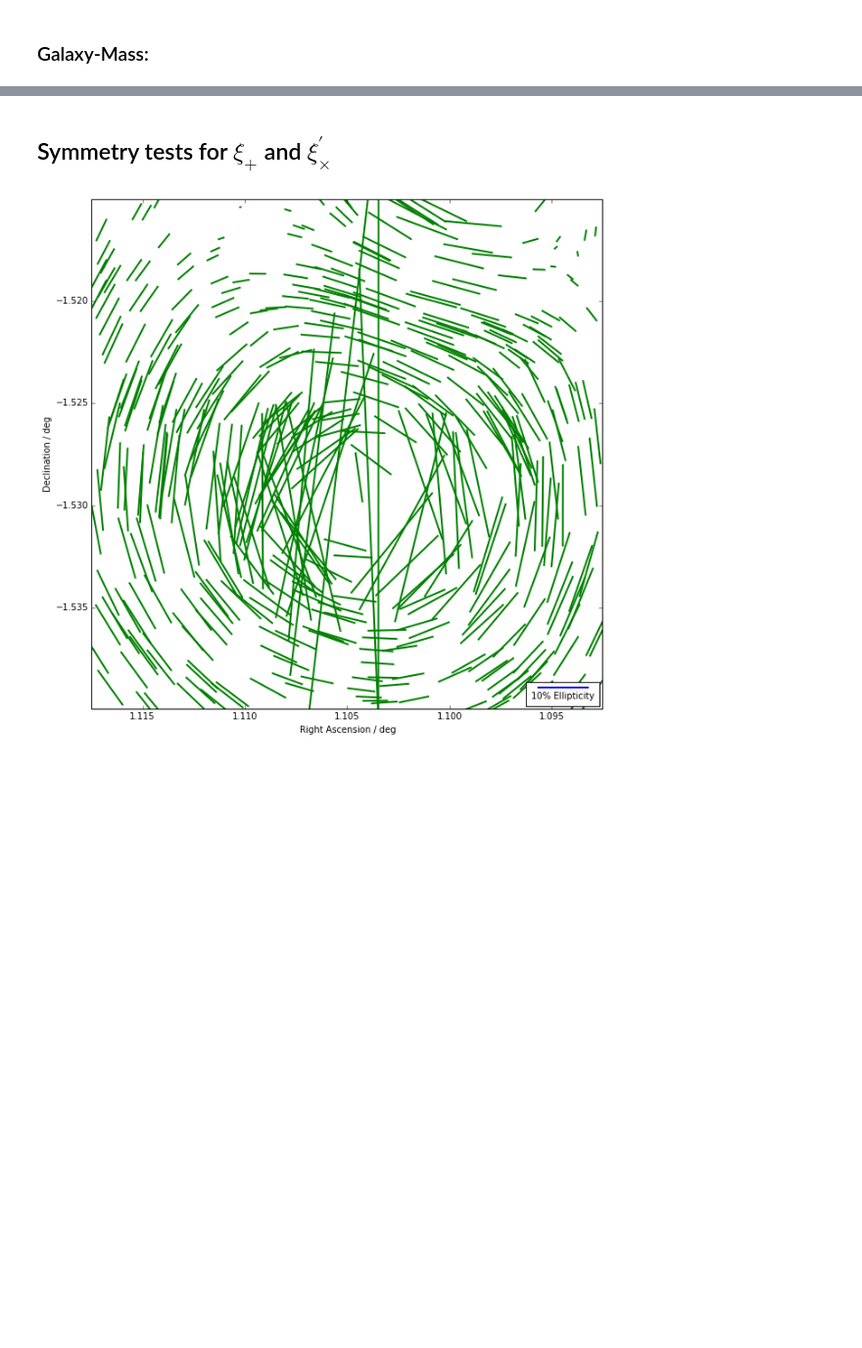
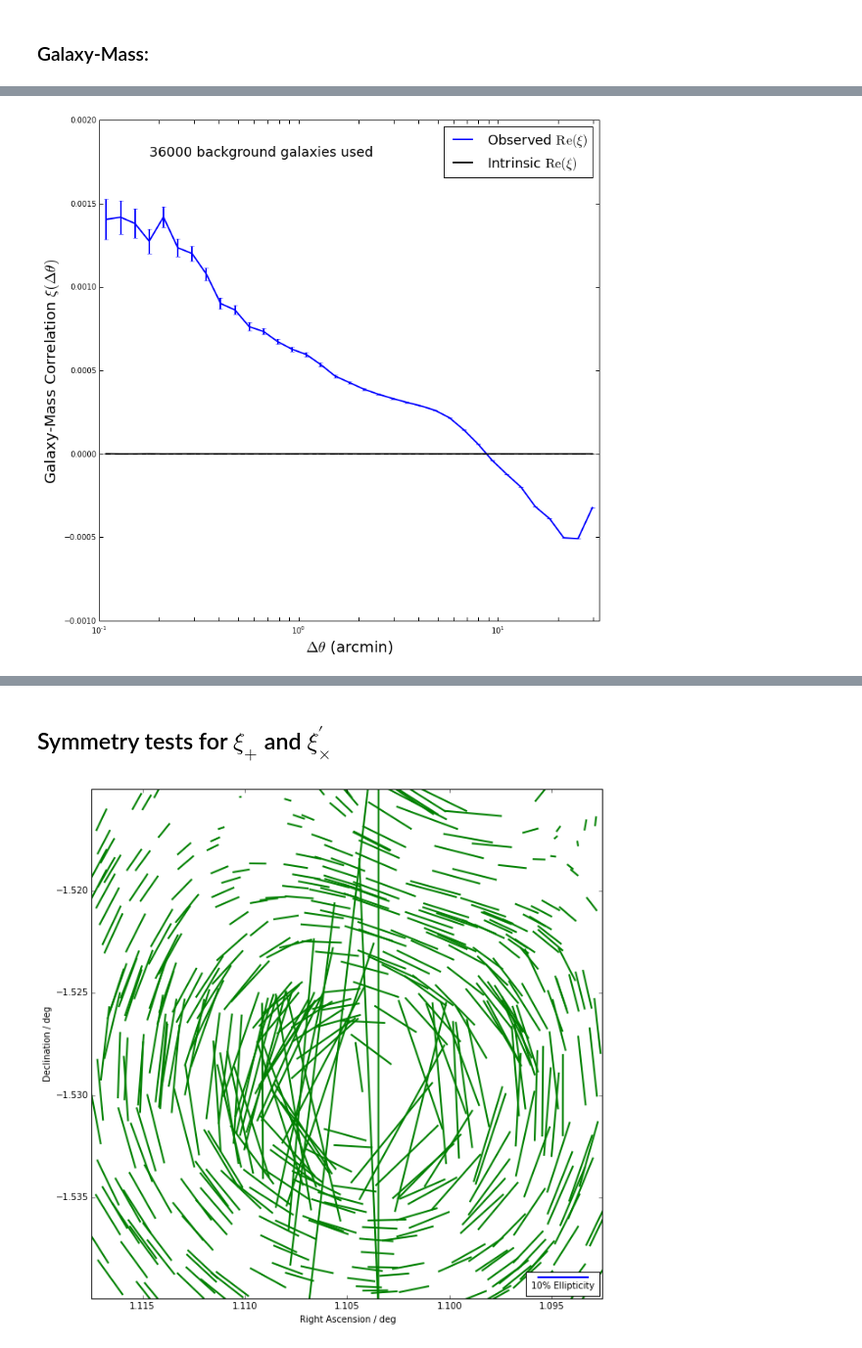
Before and after one commit to drphilmarshall/Pangloss, a Jupyter notebook: demos/CalculatingCorr.ipynb, the cells around one changed output, grey strips where cells are left out. Shown at 98% size. Saved outputs shown, nothing was run; the diff lists cells and outputs as text; code cells hidden in the pictures; blank space fills up the shorter version.

```diff
--- a/demos/CalculatingCorr.ipynb
+++ b/demos/CalculatingCorr.ipynb
@@ -118,0 +112,8 @@ pangloss.plotting.plot_corr(ng,corr_type='ng')
+# %%
+ng_int = B.calculate_corr(corr_type='ng',foreground=F,lensed='none')
+ng = B.calculate_corr(corr_type='ng',foreground=F,lensed='map')
+# %%
+pangloss.plotting.plot_corr(ng,corr_type='ng',corr_comp='real',lensed='map',color='blue',galaxy_count=B.galaxy_count,fig_size=12)
+pangloss.plotting.plot_corr(ng_int,corr_type='ng',corr_comp='real',lensed='none',color='black')
+# %% [output]
+[figure, added]
```
Also changed, not shown: parts of 14 cells of this notebook, 2 other files.
